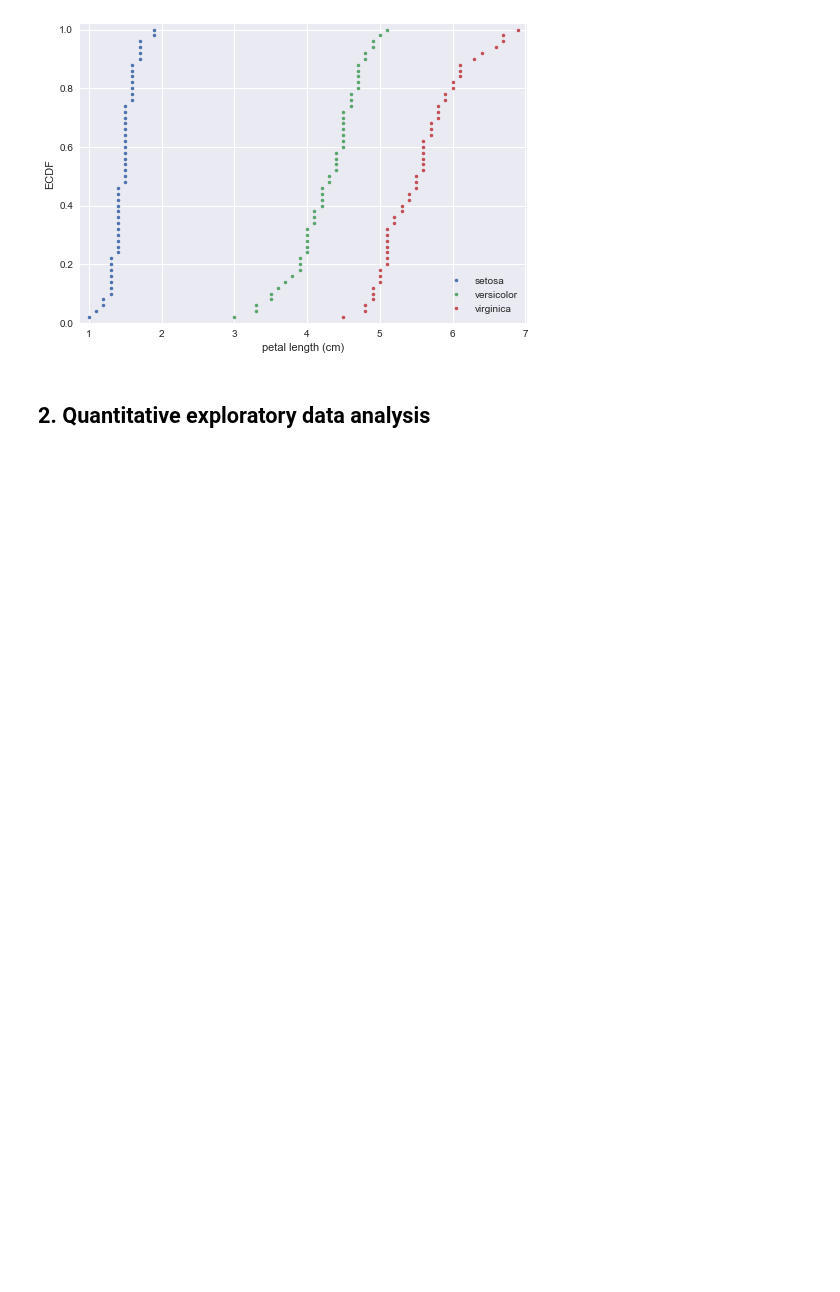
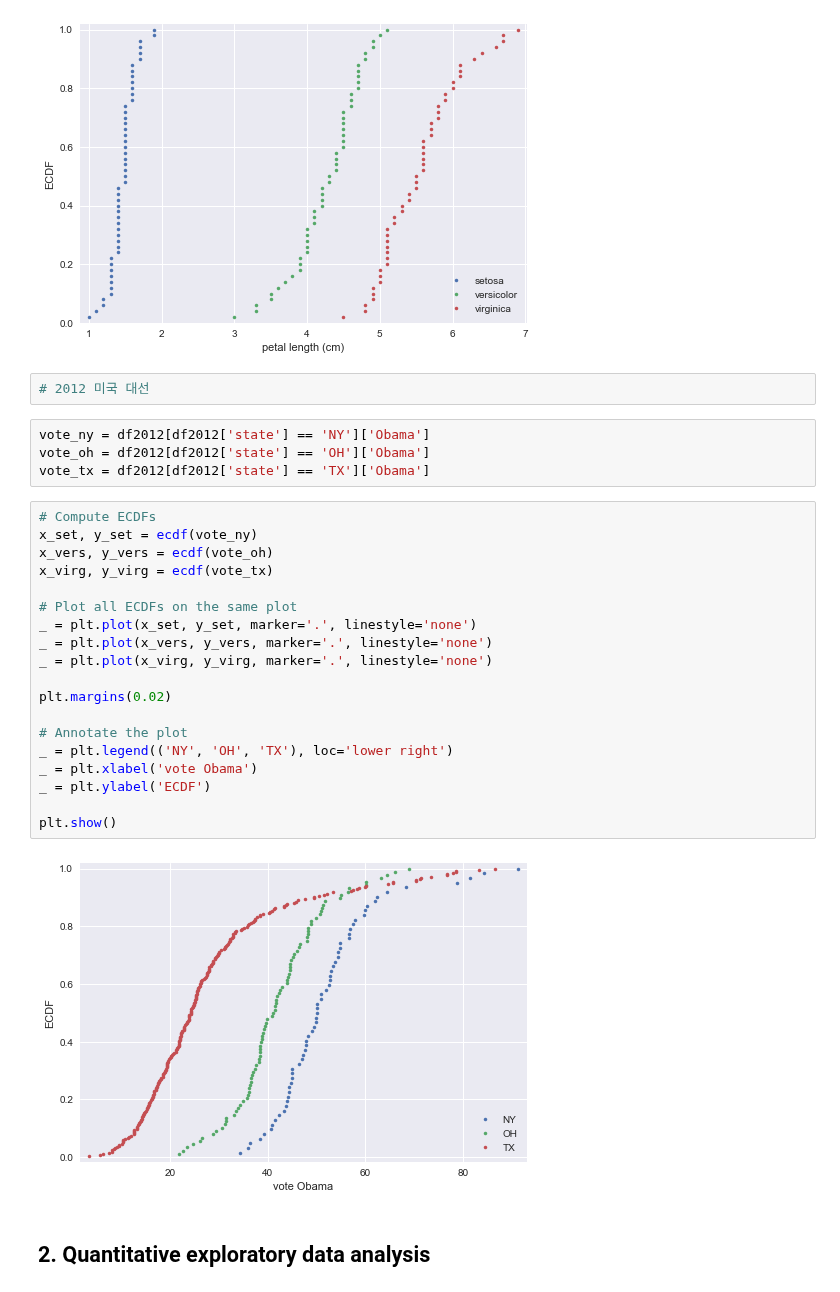
Before and after one commit to woosa7/PythonDataAnalytics, a Jupyter notebook: pystudy/DataCamp08.ipynb, the cells around one changed output. Cells and saved outputs as stored; diff of their text form; blank space fills up the shorter version.

```diff
--- a/pystudy/DataCamp08.ipynb
+++ b/pystudy/DataCamp08.ipynb
@@ -171,6 +192,33 @@ _ = plt.ylabel('ECDF')
 plt.show()
 # %% [output]
 [figure]
+# %%
+# 2012 미국 대선
+# %%
+vote_ny = df2012[df2012['state'] == 'NY']['Obama']
+vote_oh = df2012[df2012['state'] == 'OH']['Obama']
+vote_tx = df2012[df2012['state'] == 'TX']['Obama']
+# %%
+# Compute ECDFs
+x_set, y_set = ecdf(vote_ny)
+x_vers, y_vers = ecdf(vote_oh)
+x_virg, y_virg = ecdf(vote_tx)
+
+# Plot all ECDFs on the same plot
+_ = plt.plot(x_set, y_set, marker='.', linestyle='none')
+_ = plt.plot(x_vers, y_vers, marker='.', linestyle='none')
+_ = plt.plot(x_virg, y_virg, marker='.', linestyle='none')
+
+plt.margins(0.02)
+
+# Annotate the plot
+_ = plt.legend(('NY', 'OH', 'TX'), loc='lower right')
+_ = plt.xlabel('vote Obama')
+_ = plt.ylabel('ECDF')
+
+plt.show()
+# %% [output]
+[figure, added]
 # %% [markdown]
 ## 2. Quantitative exploratory data analysis
 # %%
```
Also changed, not shown: parts of 23 cells of this notebook, 1 other file.
